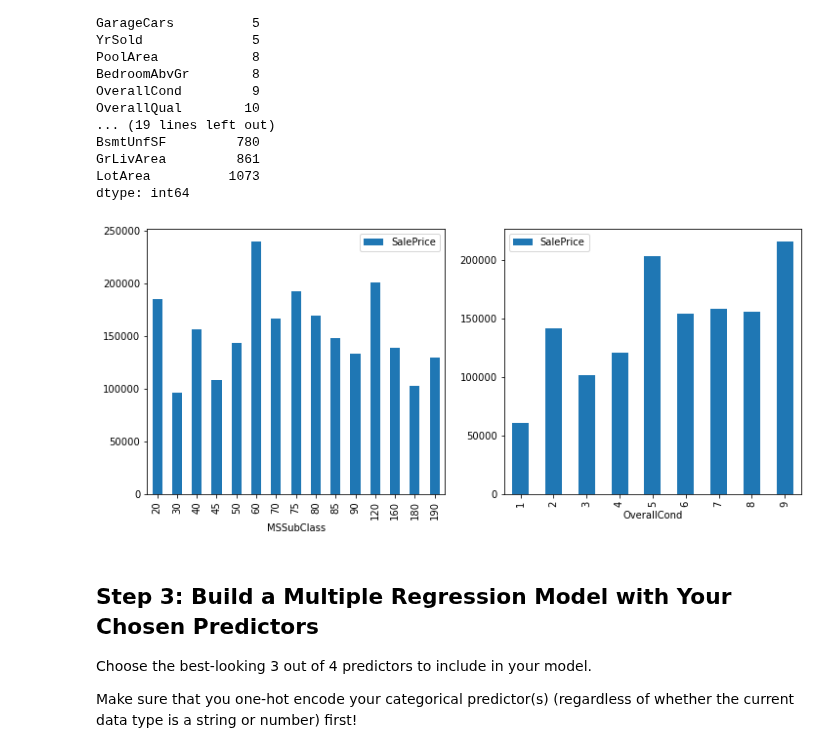
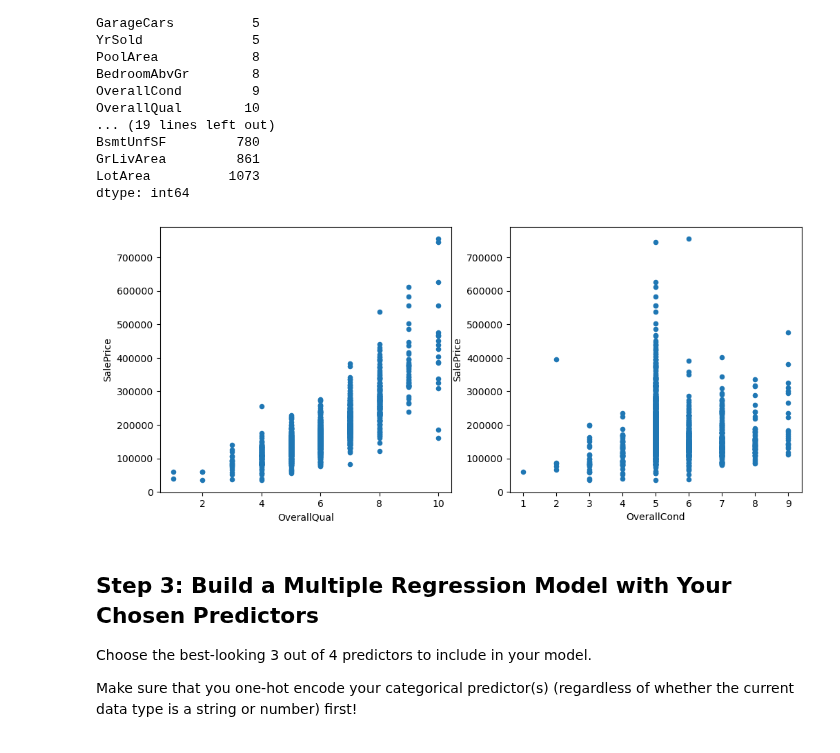
Before and after one commit to learn-co-curriculum/dsc-categorical-variables-regression-lab, a Jupyter notebook: index.ipynb, the cells around one changed output. Cells and saved outputs as stored; diff of their text form; code cells hidden in the pictures.

```diff
--- a/index.ipynb
+++ b/index.ipynb
@@ -223,13 +229,13 @@ dtype: int64
 # %%
 # Hmm, most of those with relatively few categories look like they are actually numeric
 
 # Let's actually go back to earlier, when we said that MSSubClass and OverallCond were
 # not numeric
 
 fig, (ax1, ax2) = plt.subplots(ncols=2, figsize=(12,5))
 
-ames.groupby("MSSubClass").mean().plot.bar(y="SalePrice", ax=ax1)
-ames.groupby("OverallCond").mean().plot.bar(y="SalePrice", ax=ax2);
+ames.plot.scatter(x="OverallQual", y="SalePrice", ax=ax1)
+ames.plot.scatter(x="OverallCond", y="SalePrice", ax=ax2);
 # %% [output]
-[figure, old version]
+[figure, new version]
 # %%
```
Also changed, not shown: parts of 16 cells of this notebook, 1 other file.
